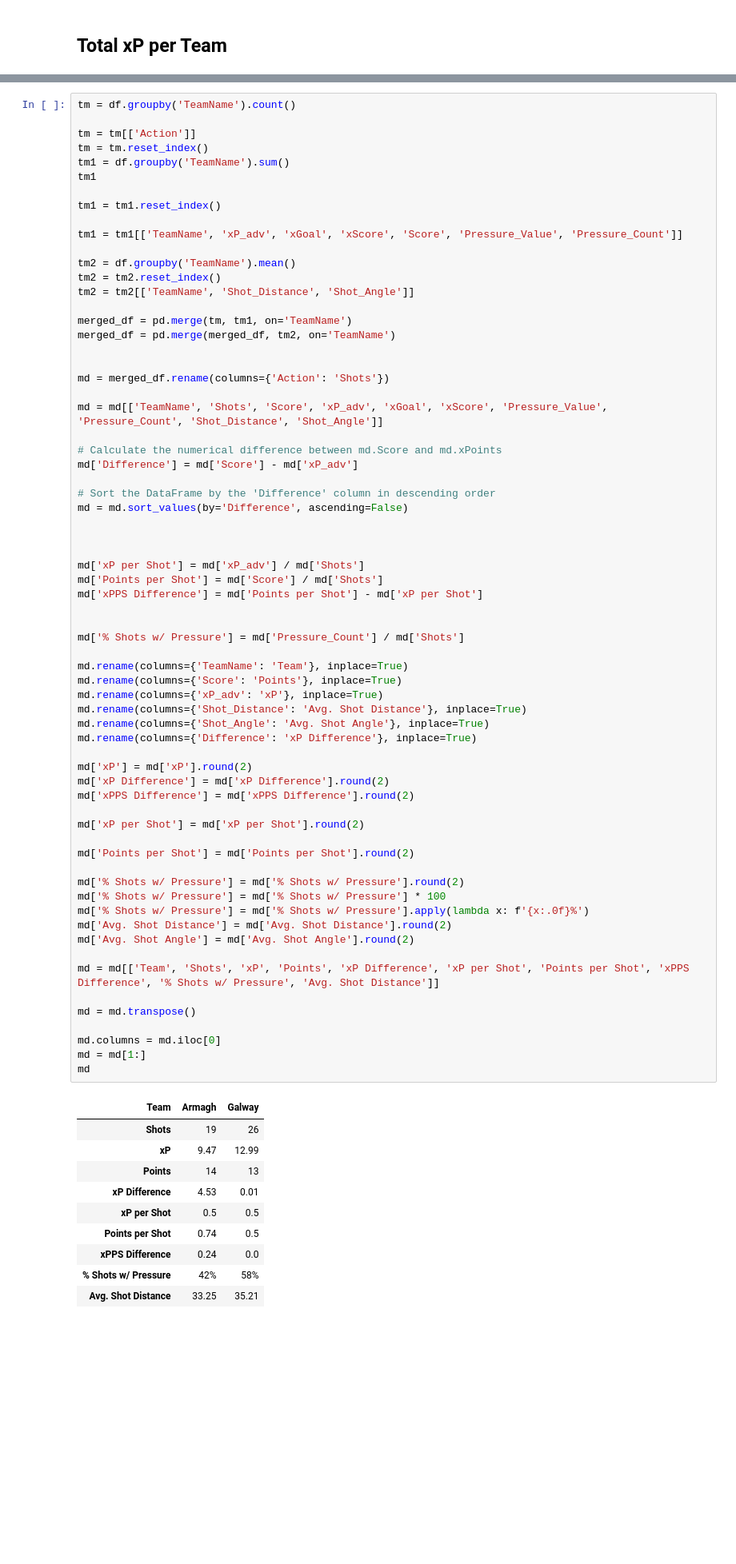
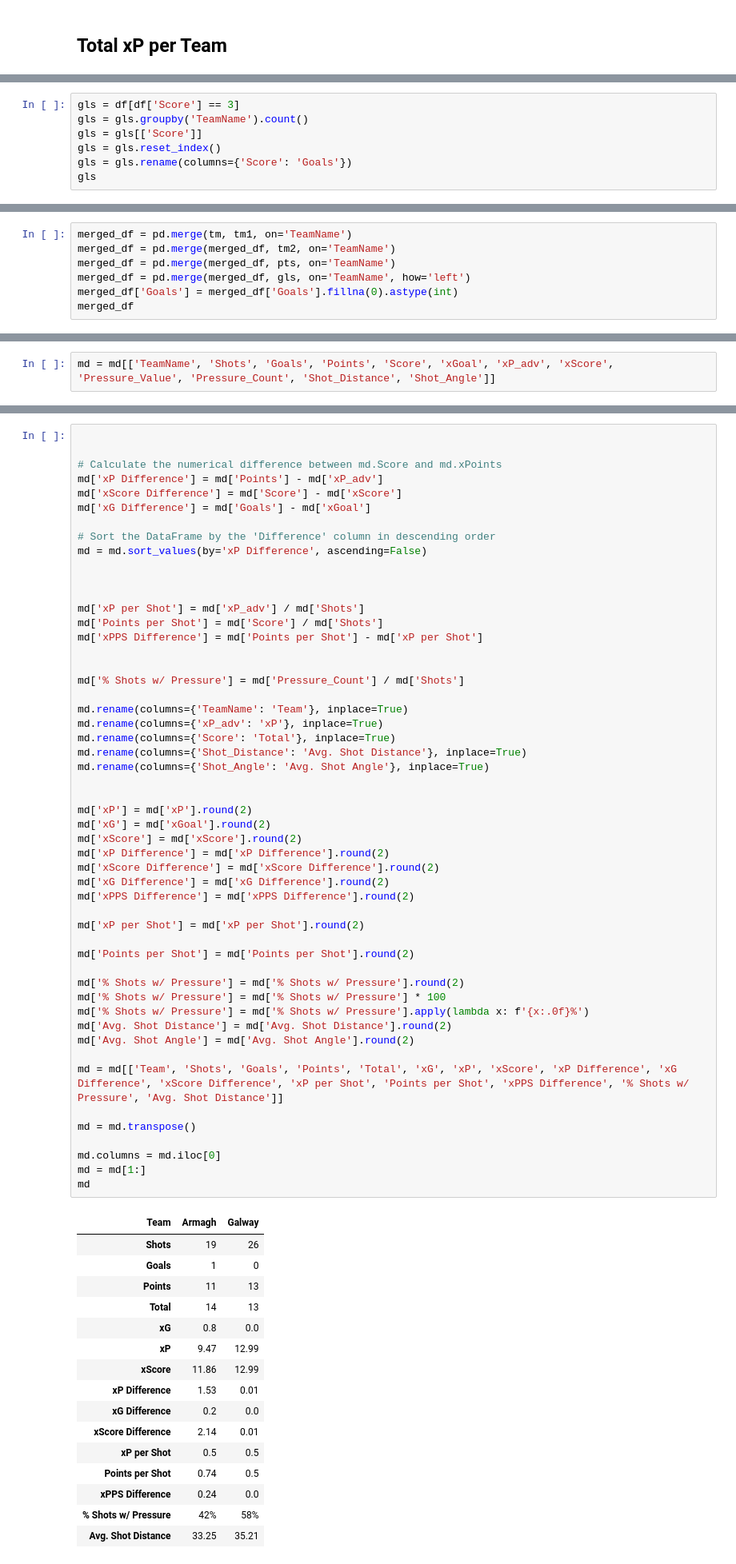
Before and after one commit to CathalMcC15/GAA_Viz, a Jupyter notebook: Match Analysis (xP&xG).ipynb, the cells around one changed output, grey strips where cells are left out. Shown at 80% size. Cells and saved outputs as stored; diff of their text form; blank space fills up the shorter version.

```diff
--- a/Match Analysis (xP&xG).ipynb
+++ b/Match Analysis (xP&xG).ipynb
@@ -657,0 +695,7 @@ df.groupby('TeamName').count()
+# %%
+gls = df[df['Score'] == 3]
+gls = gls.groupby('TeamName').count()
+gls = gls[['Score']]
+gls = gls.reset_index()
+gls = gls.rename(columns={'Score': 'Goals'})
+gls
@@ -657,0 +705,7 @@ df.groupby('TeamName').count()
+# %%
+merged_df = pd.merge(tm, tm1, on='TeamName')
+merged_df = pd.merge(merged_df, tm2, on='TeamName')
+merged_df = pd.merge(merged_df, pts, on='TeamName')
+merged_df = pd.merge(merged_df, gls, on='TeamName', how='left')
+merged_df['Goals'] = merged_df['Goals'].fillna(0).astype(int)
+merged_df
@@ -657,0 +723,2 @@ df.groupby('TeamName').count()
+# %%
+md = md[['TeamName', 'Shots', 'Goals', 'Points', 'Score', 'xGoal', 'xP_adv', 'xScore', 'Pressure_Value', 'Pressure_Count', 'Shot_Distance', 'Shot_Angle']]
@@ -658,32 +731,13 @@ df.groupby('TeamName').count()
 # %%
-tm = df.groupby('TeamName').count()
-
-tm = tm[['Action']]
-tm = tm.reset_index()
-tm1 = df.groupby('TeamName').sum()
-tm1
-
-tm1 = tm1.reset_index()
-
-tm1 = tm1[['TeamName', 'xP_adv', 'xGoal', 'xScore', 'Score', 'Pressure_Value', 'Pressure_Count']]
-
-tm2 = df.groupby('TeamName').mean()
-tm2 = tm2.reset_index()
-tm2 = tm2[['TeamName', 'Shot_Distance', 'Shot_Angle']]
-
-merged_df = pd.merge(tm, tm1, on='TeamName')
-merged_df = pd.merge(merged_df, tm2, on='TeamName')
 
 
-md = merged_df.rename(columns={'Action': 'Shots'})
-
-md = md[['TeamName', 'Shots', 'Score', 'xP_adv', 'xGoal', 'xScore', 'Pressure_Value', 'Pressure_Count', 'Shot_Distance', 'Shot_Angle']]
-
 # Calculate the numerical difference between md.Score and md.xPoints
-md['Difference'] = md['Score'] - md['xP_adv']
+md['xP Difference'] = md['Points'] - md['xP_adv']
+md['xScore Difference'] = md['Score'] - md['xScore']
+md['xG Difference'] = md['Goals'] - md['xGoal']
 
 # Sort the DataFrame by the 'Difference' column in descending order
-md = md.sort_values(by='Difference', ascending=False)
+md = md.sort_values(by='xP Difference', ascending=False)
 
 
 
@@ -695,39 +749,49 @@ md['xPPS Difference'] = md['Points per Shot'] - md['xP per Shot']
 md['% Shots w/ Pressure'] = md['Pressure_Count'] / md['Shots']
 
 md.rename(columns={'TeamName': 'Team'}, inplace=True)
-md.rename(columns={'Score': 'Points'}, inplace=True)
 md.rename(columns={'xP_adv': 'xP'}, inplace=True)
+md.rename(columns={'Score': 'Total'}, inplace=True)
 md.rename(columns={'Shot_Distance': 'Avg. Shot Distance'}, inplace=True)
 md.rename(columns={'Shot_Angle': 'Avg. Shot Angle'}, inplace=True)
-md.rename(columns={'Difference': 'xP Difference'}, inplace=True)
+
 
 md['xP'] = md['xP'].round(2)
+md['xG'] = md['xGoal'].round(2)
+md['xScore'] = md['xScore'].round(2)
 md['xP Difference'] = md['xP Difference'].round(2)
+md['xScore Difference'] = md['xScore Difference'].round(2)
+md['xG Difference'] = md['xG Difference'].round(2)
 md['xPPS Difference'] = md['xPPS Difference'].round(2)
 
 md['xP per Shot'] = md['xP per Shot'].round(2)
 
 md['Points per Shot'] = md['Points per Shot'].round(2)
 
 md['% Shots w/ Pressure'] = md['% Shots w/ Pressure'].round(2)
 md['% Shots w/ Pressure'] = md['% Shots w/ Pressure'] * 100
 md['% Shots w/ Pressure'] = md['% Shots w/ Pressure'].apply(lambda x: f'{x:.0f}%')
 md['Avg. Shot Distance'] = md['Avg. Shot Distance'].round(2)
 md['Avg. Shot Angle'] = md['Avg. Shot Angle'].round(2)
 
-md = md[['Team', 'Shots', 'xP', 'Points', 'xP Difference', 'xP per Shot', 'Points per Shot', 'xPPS Difference', '% Shots w/ Pressure', 'Avg. Shot Distance']]
+md = md[['Team', 'Shots', 'Goals', 'Points', 'Total', 'xG', 'xP', 'xScore', 'xP Difference', 'xG Difference', 'xScore Difference', 'xP per Shot', 'Points per Shot', 'xPPS Difference', '% Shots w/ Pressure', 'Avg. Shot Distance']]
 
 md = md.transpose()
 
 md.columns = md.iloc[0]
 md = md[1:]
 md
 # %% [output]
 | Team | Armagh | Galway |
 | Shots | 19 | 26 |
+| Goals | 1 | 0 |
+| Points | 11 | 13 |
+| Total | 14 | 13 |
+| xG | 0.8 | 0.0 |
 | xP | 9.47 | 12.99 |
-| Points | 14 | 13 |
-| xP Difference | 4.53 | 0.01 |
+| xScore | 11.86 | 12.99 |
+| xP Difference | 1.53 | 0.01 |
+| xG Difference | 0.2 | 0.0 |
+| xScore Difference | 2.14 | 0.01 |
 | xP per Shot | 0.5 | 0.5 |
 | Points per Shot | 0.74 | 0.5 |
 | xPPS Difference | 0.24 | 0.0 |
```
Also changed, not shown: parts of 29 cells of this notebook.
